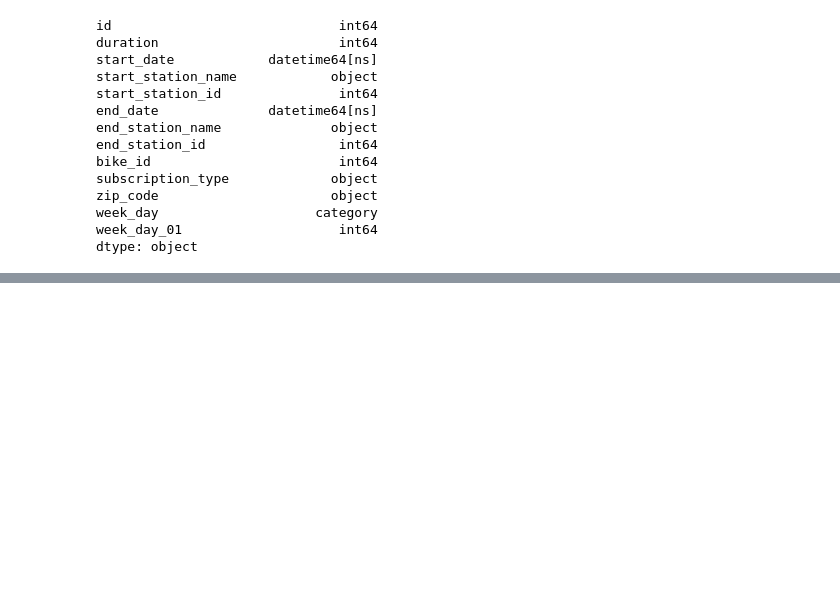
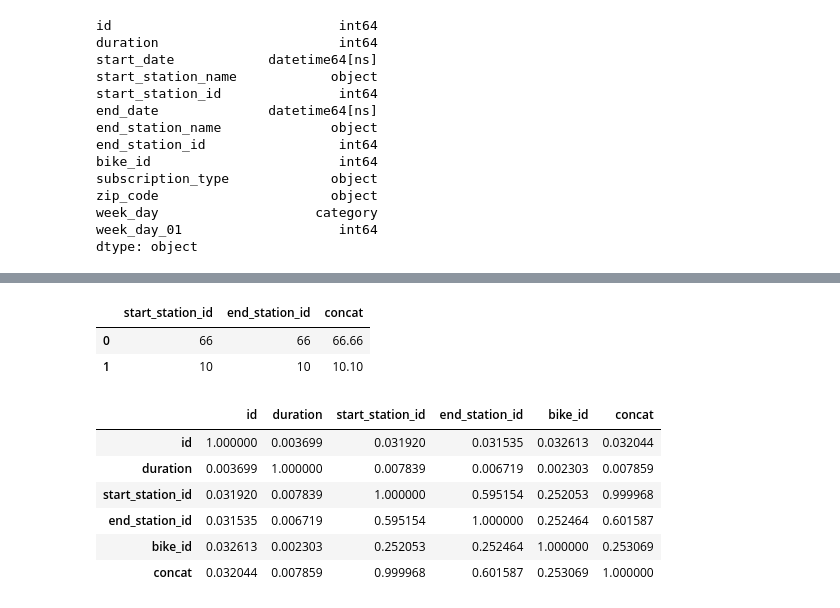
Before and after one commit to Arkenan/datos-tp, a Jupyter notebook: exploracion-status.ipynb, the cells around one changed output, grey strips where cells are left out. Cells and saved outputs as stored; diff of their text form; code cells hidden in the pictures; blank space fills up the shorter version.

```diff
--- a/exploracion-status.ipynb
+++ b/exploracion-status.ipynb
@@ -473,0 +507,16 @@ a = pd.Series([1,2,3,4,5])
+# %%
+viajes.head(2)[["start_station_id", "end_station_id", "concat"]]
+# %% [output]
+|  | start_station_id | end_station_id | concat |
+| 0 | 66 | 66 | 66.66 |
+| 1 | 10 | 10 | 10.10 |
+# %%
+viajes.corr().abs()
+# %% [output]
+|  | id | duration | start_station_id | end_station_id | bike_id | concat |
+| id | 1.000000 | 0.003699 | 0.031920 | 0.031535 | 0.032613 | 0.032044 |
+| duration | 0.003699 | 1.000000 | 0.007839 | 0.006719 | 0.002303 | 0.007859 |
+| start_station_id | 0.031920 | 0.007839 | 1.000000 | 0.595154 | 0.252053 | 0.999968 |
+| end_station_id | 0.031535 | 0.006719 | 0.595154 | 1.000000 | 0.252464 | 0.601587 |
+| bike_id | 0.032613 | 0.002303 | 0.252053 | 0.252464 | 1.000000 | 0.253069 |
+| concat | 0.032044 | 0.007859 | 0.999968 | 0.601587 | 0.253069 | 1.000000 |
```
Also changed, not shown: parts of 26 cells of this notebook.
